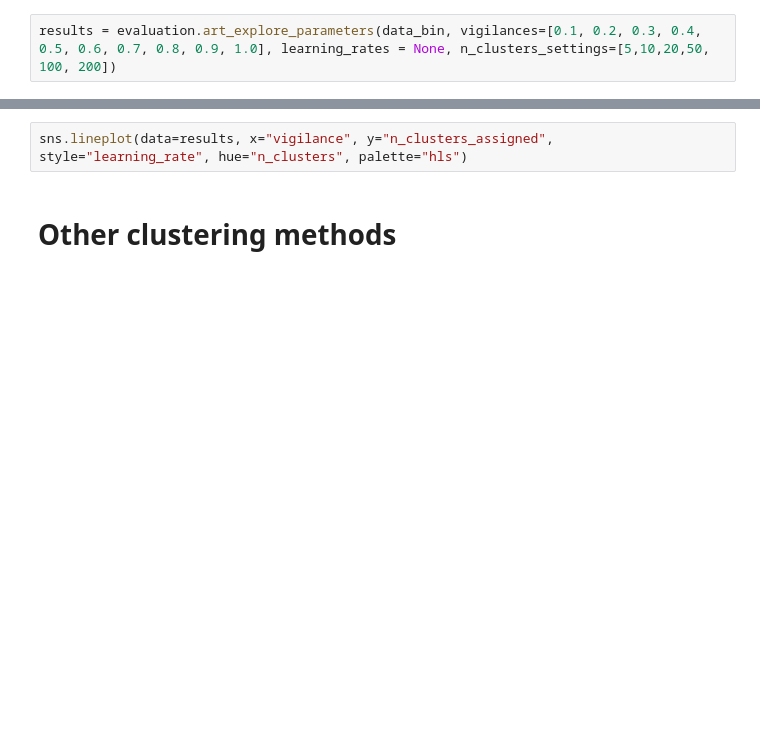
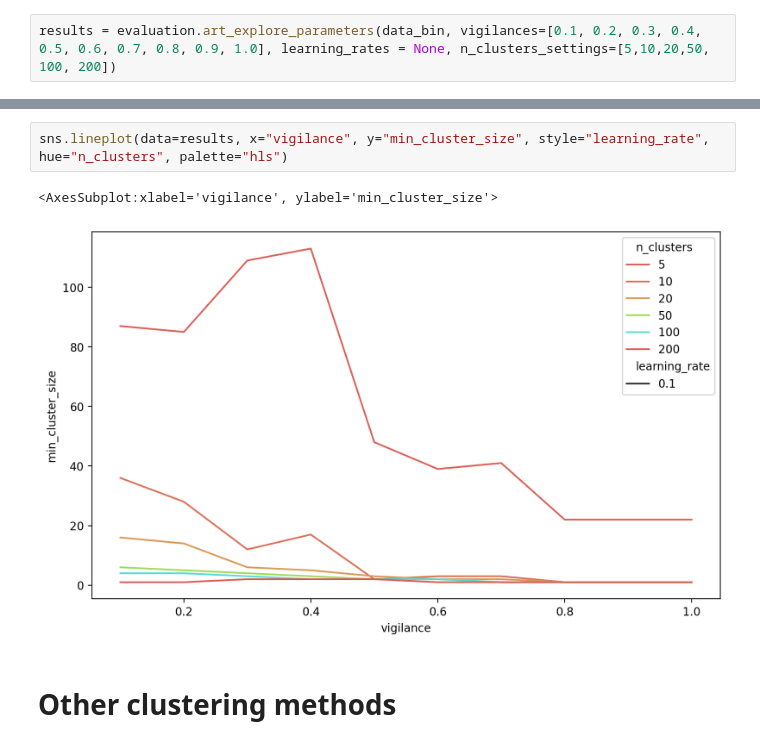
Before and after one commit to peterdekker/agents-art, a Jupyter notebook: ART clustering.ipynb, the cells around one changed output, grey strips where cells are left out. Cells and saved outputs as stored; diff of their text form; blank space fills up the shorter version.

Commit message:
Created pyenv with python3.7. Plot min cluster size

```diff
--- a/ART clustering.ipynb
+++ b/ART clustering.ipynb
@@ -37,5 +52,8 @@ sns.lineplot(data=results, x="vigilance", y="silhouette_score", style="learning_
 # %%
-sns.lineplot(data=results, x="vigilance", y="n_clusters_assigned", style="learning_rate", hue="n_clusters", palette="hls")
+sns.lineplot(data=results, x="vigilance", y="min_cluster_size", style="learning_rate", hue="n_clusters", palette="hls")
+# %% [output]
+<AxesSubplot:xlabel='vigilance', ylabel='min_cluster_size'>
+[figure, added]
 # %% [markdown]
 # Other clustering methods
 # %% [markdown]
```
Also changed, not shown: parts of 8 cells of this notebook, 3 other files.
